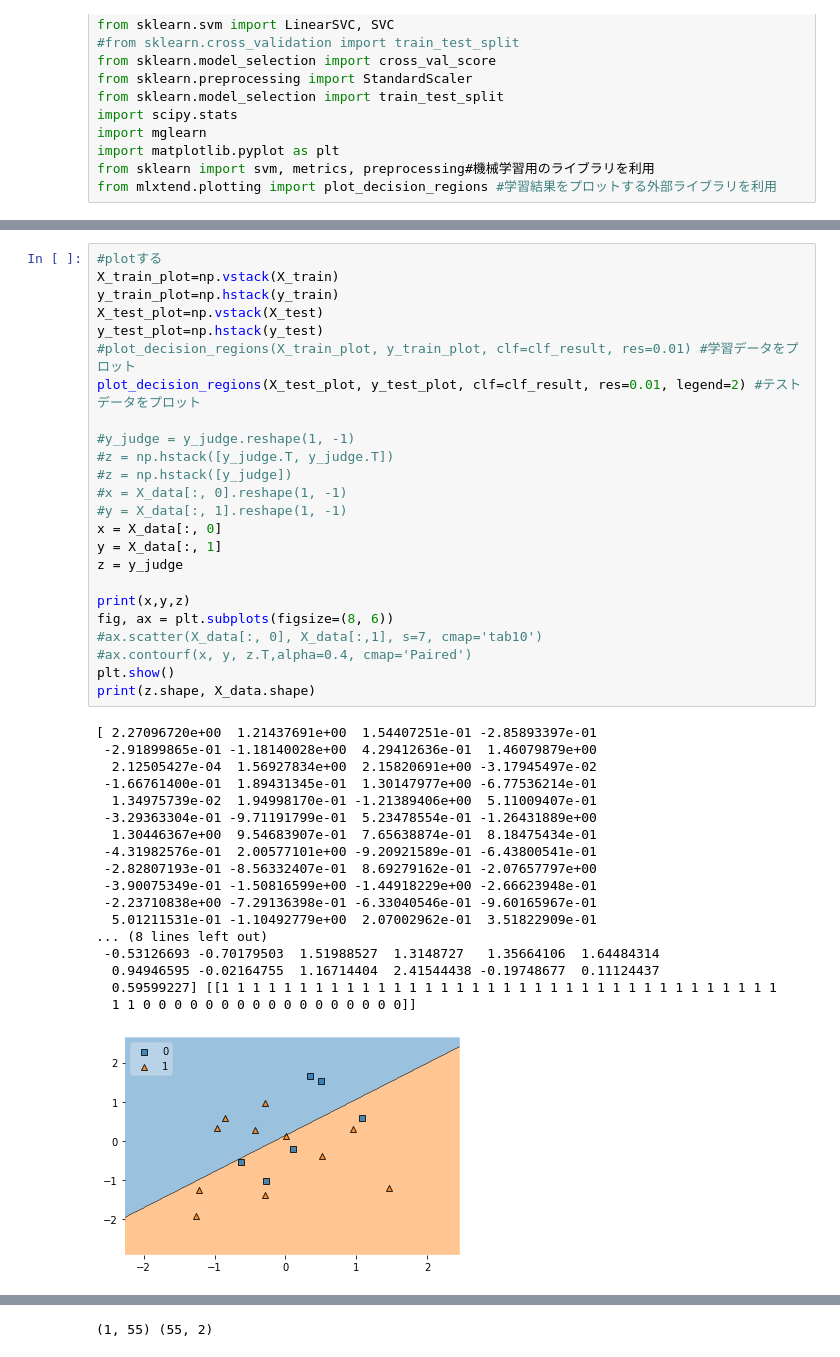
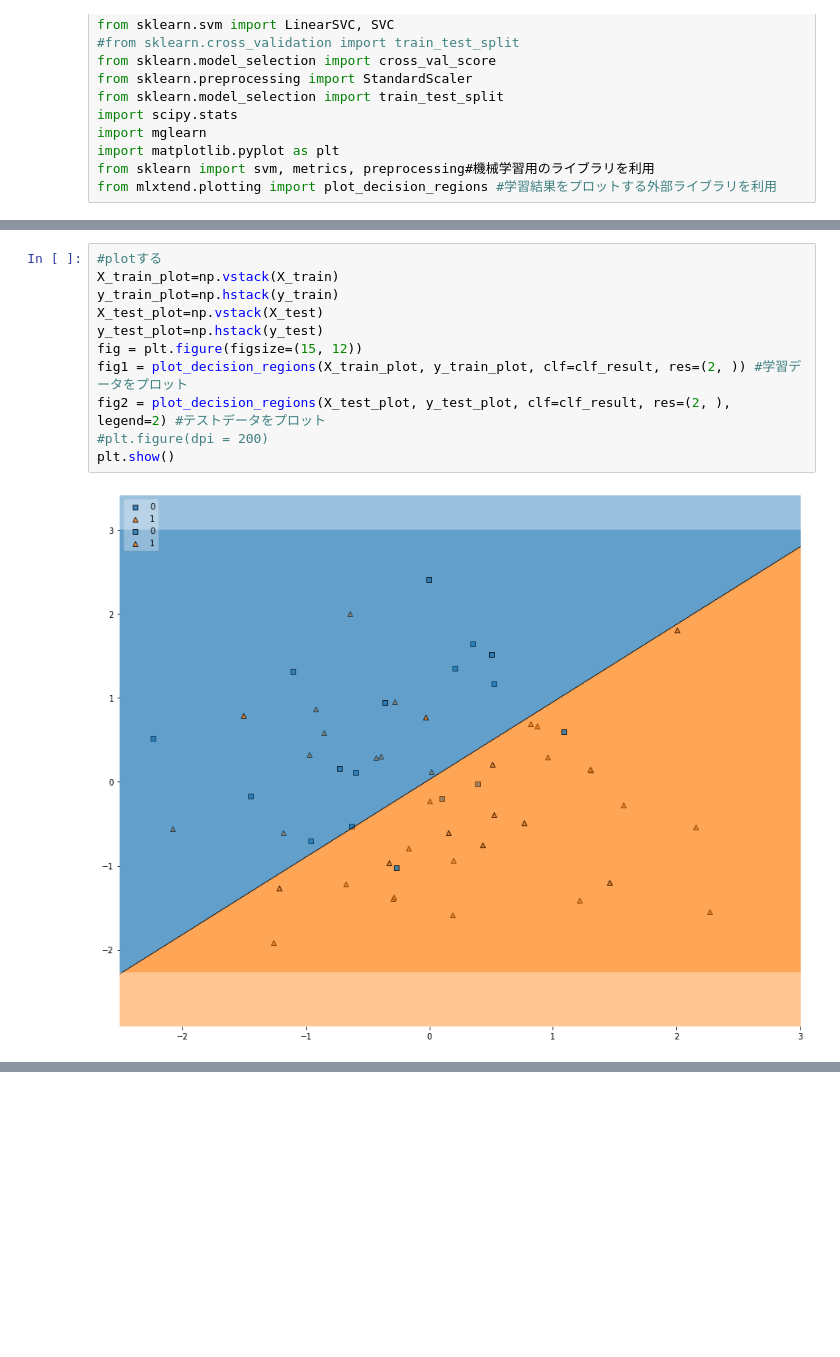
Before and after one commit to jabelic/Analysis_Nigata_rice, a Jupyter notebook: changed_axis.ipynb, the cells around one changed output, grey strips where cells are left out. Drawn from its saved outputs; the diff is of its cells as text; blank space fills up the shorter version.

Commit message:
arrange the size of plot

```diff
--- a/changed_axis.ipynb
+++ b/changed_axis.ipynb
@@ -94,43 +94,13 @@ print("正答率 = ",ac_score)
 # %%
 #plotする
 X_train_plot=np.vstack(X_train)
 y_train_plot=np.hstack(y_train)
 X_test_plot=np.vstack(X_test)
 y_test_plot=np.hstack(y_test)
-#plot_decision_regions(X_train_plot, y_train_plot, clf=clf_result, res=0.01) #学習データをプロット
-plot_decision_regions(X_test_plot, y_test_plot, clf=clf_result, res=0.01, legend=2) #テストデータをプロット
-
-#y_judge = y_judge.reshape(1, -1)
-#z = np.hstack([y_judge.T, y_judge.T])
-#z = np.hstack([y_judge])
-#x = X_data[:, 0].reshape(1, -1)
-#y = X_data[:, 1].reshape(1, -1)
-x = X_data[:, 0]
-y = X_data[:, 1]
-z = y_judge
-
-print(x,y,z)
-fig, ax = plt.subplots(figsize=(8, 6))
-#ax.scatter(X_data[:, 0], X_data[:,1], s=7, cmap='tab10')
-#ax.contourf(x, y, z.T,alpha=0.4, cmap='Paired')
+fig = plt.figure(figsize=(15, 12))
+fig1 = plot_decision_regions(X_train_plot, y_train_plot, clf=clf_result, res=(2, )) #学習データをプロット
+fig2 = plot_decision_regions(X_test_plot, y_test_plot, clf=clf_result, res=(2, ), legend=2) #テストデータをプロット
+#plt.figure(dpi = 200)
 plt.show()
-print(z.shape, X_data.shape)
 # %% [output]
-[ 2.27096720e+00  1.21437691e+00  1.54407251e-01 -2.85893397e-01
- -2.91899865e-01 -1.18140028e+00  4.29412636e-01  1.46079879e+00
-  2.12505427e-04  1.56927834e+00  2.15820691e+00 -3.17945497e-02
- -1.66761400e-01  1.89431345e-01  1.30147977e+00 -6.77536214e-01
-  1.34975739e-02  1.94998170e-01 -1.21389406e+00  5.11009407e-01
- -3.29363304e-01 -9.71191799e-01  5.23478554e-01 -1.26431889e+00
-  1.30446367e+00  9.54683907e-01  7.65638874e-01  8.18475434e-01
- -4.31982576e-01  2.00577101e+00 -9.20921589e-01 -6.43800541e-01
- -2.82807193e-01 -8.56332407e-01  8.69279162e-01 -2.07657797e+00
- -3.90075349e-01 -1.50816599e+00 -1.44918229e+00 -2.66623948e-01
- -2.23710838e+00 -7.29136398e-01 -6.33040546e-01 -9.60165967e-01
-  5.01211531e-01 -1.10492779e+00  2.07002962e-01  3.51822909e-01
-... (8 lines left out)
- -0.53126693 -0.70179503  1.51988527  1.3148727   1.35664106  1.64484314
-  0.94946595 -0.02164755  1.16714404  2.41544438 -0.19748677  0.11124437
-  0.59599227] [[1 1 1 1 1 1 1 1 1 1 1 1 1 1 1 1 1 1 1 1 1 1 1 1 1 1 1 1 1 1 1 1 1 1 1 1
-  1 1 0 0 0 0 0 0 0 0 0 0 0 0 0 0 0 0 0]]
-[figure, old version]
+[figure, new version]
@@ -138 +106,0 @@ print(z.shape, X_data.shape)
-(1, 55) (55, 2)
```
Also changed, not shown: parts of 3 cells of this notebook, 3 other files.
